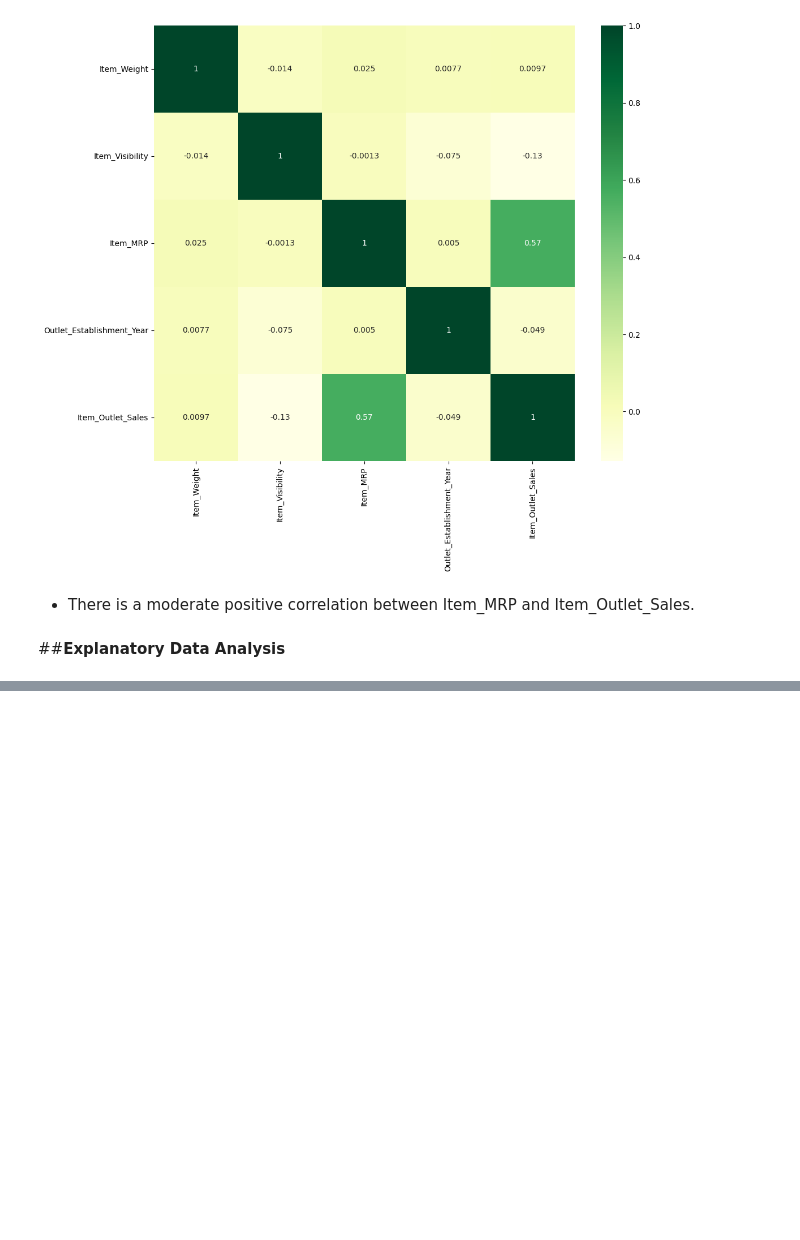
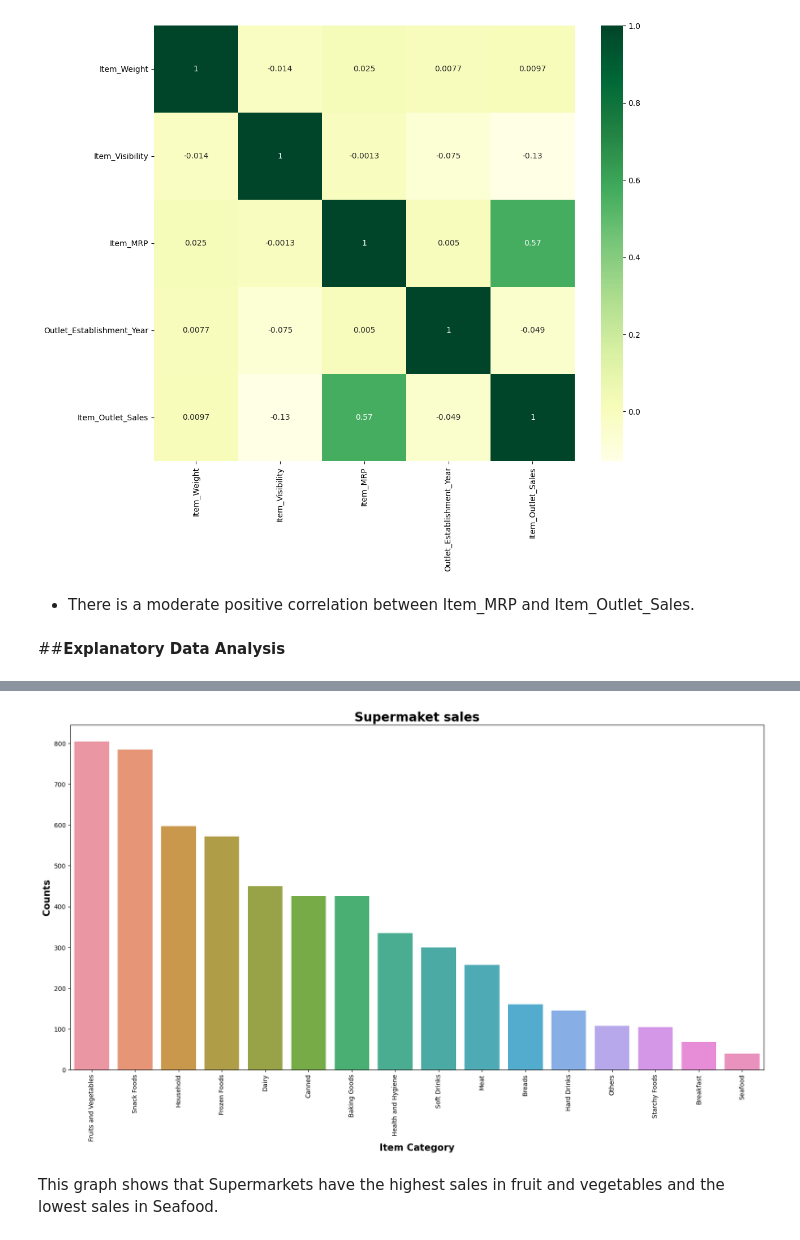
Before and after one commit to Osmayda/Prediction-of-Product-Sales, a Jupyter notebook: Prediction_of_Product_Sales.ipynb, the cells around one changed output, grey strips where cells are left out. Cells and saved outputs as stored; diff of their text form; code cells hidden in the pictures; blank space fills up the shorter version.

```diff
--- a/Prediction_of_Product_Sales.ipynb
+++ b/Prediction_of_Product_Sales.ipynb
@@ -348,0 +429,4 @@ ax = sns.heatmap(corr, cmap= 'YlGn', annot = True);
+# %%
+outlet_type = df[df['Outlet_Type'] == 'Supermarket Type1']
+outlet_type = outlet_type['Item_Type'].value_counts().sort_values(ascending = False).to_frame()
+outlet_type.head()
@@ -348,0 +440,12 @@ ax = sns.heatmap(corr, cmap= 'YlGn', annot = True);
+# %%
+fig, ax = plt.subplots(figsize=(20,10))
+
+ax = sns.barplot(data=outlet_type,x = outlet_type.index, y = outlet_type['Item_Type'])
+plt.xticks(rotation = 90)
+ax.set_title('Supermaket sales', fontsize = 20, fontweight = 'bold');
+ax.set_xlabel('Item Category', fontsize = 15, fontweight = 'bold')
+ax.set_ylabel('Counts', fontsize = 15, fontweight = 'bold');
+# %% [output]
+[figure, added]
+# %% [markdown]
+This graph shows that Supermarkets have the highest sales in fruit and vegetables and the lowest sales in Seafood.
```
Also changed, not shown: parts of 11 cells of this notebook.
